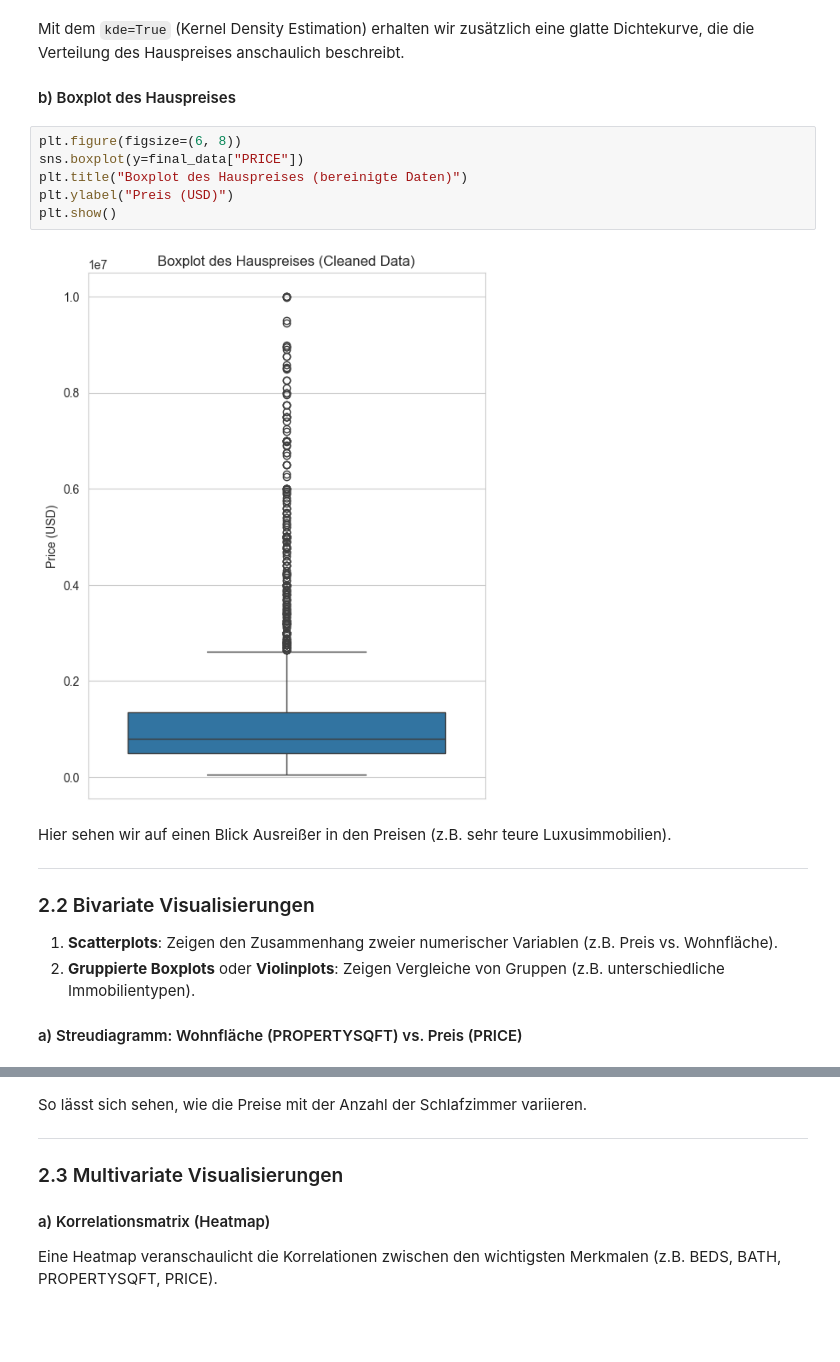
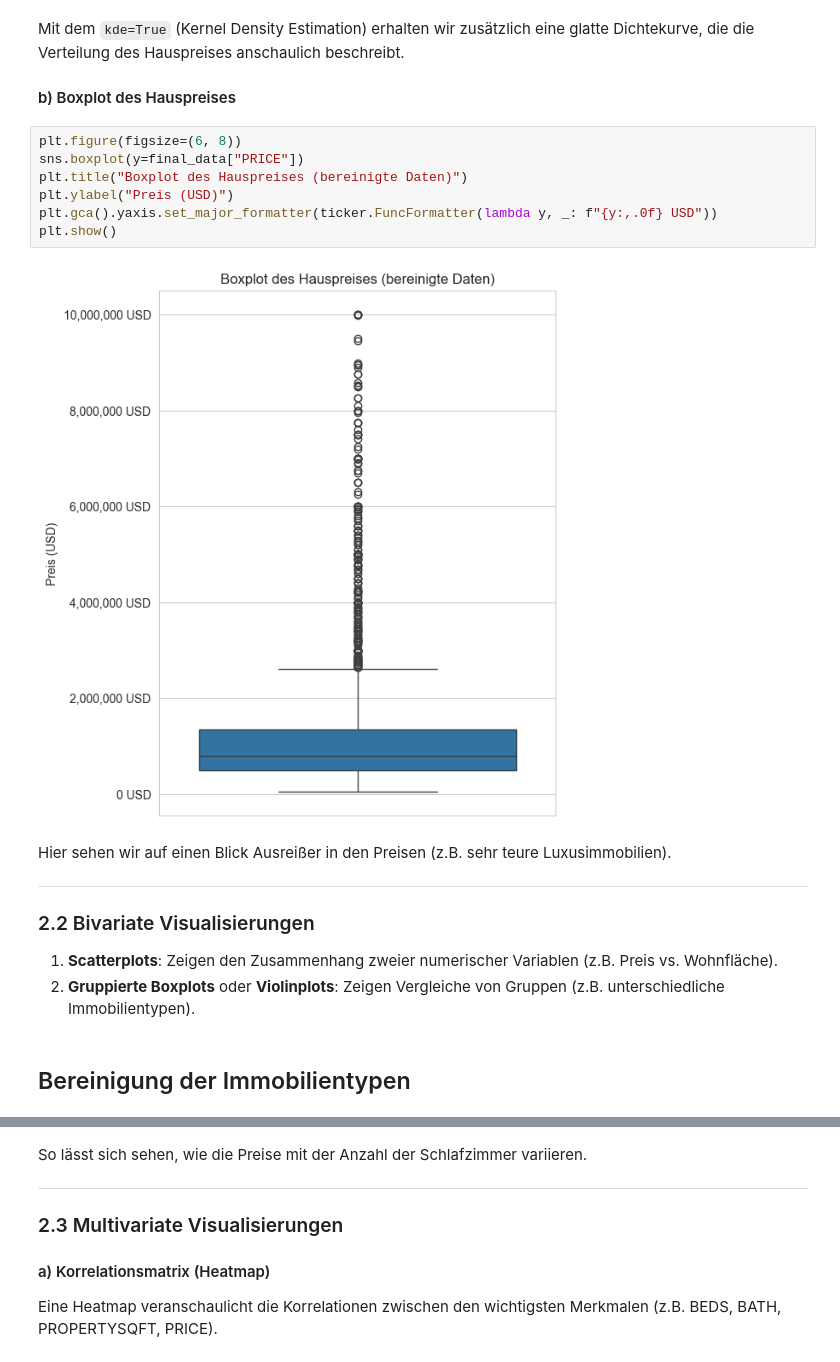
Before and after one commit to Velt1/DASC, a Jupyter notebook: CS22_1_Fritsche_Kossowski.ipynb, the cells around one changed output, grey strips where cells are left out. Saved outputs shown, nothing was run; the diff lists cells and outputs as text; blank space fills up the shorter version.

```diff
--- a/CS22_1_Fritsche_Kossowski.ipynb
+++ b/CS22_1_Fritsche_Kossowski.ipynb
@@ -739,11 +721,12 @@ Mit dem `kde=True` (Kernel Density Estimation) erhalten wir zusätzlich eine gla
 # %%
 plt.figure(figsize=(6, 8))
 sns.boxplot(y=final_data["PRICE"])
 plt.title("Boxplot des Hauspreises (bereinigte Daten)")
 plt.ylabel("Preis (USD)")
+plt.gca().yaxis.set_major_formatter(ticker.FuncFormatter(lambda y, _: f"{y:,.0f} USD"))
 plt.show()
 # %% [output]
-[figure, old version]
+[figure, new version]
 # %% [markdown]
 Hier sehen wir auf einen Blick Ausreißer in den Preisen (z.B. sehr teure Luxusimmobilien).
 
@@ -753,5 +736,5 @@ Hier sehen wir auf einen Blick Ausreißer in den Preisen (z.B. sehr teure Luxusi
 
 1. **Scatterplots**: Zeigen den Zusammenhang zweier numerischer Variablen (z.B. Preis vs. Wohnfläche).
 2. **Gruppierte Boxplots** oder **Violinplots**: Zeigen Vergleiche von Gruppen (z.B. unterschiedliche Immobilientypen).
-
-#### a) Streudiagramm: Wohnfläche (PROPERTYSQFT) vs. Preis (PRICE)
+# %% [markdown]
+## Bereinigung der Immobilientypen
```
Also changed, not shown: parts of 13 cells of this notebook.
